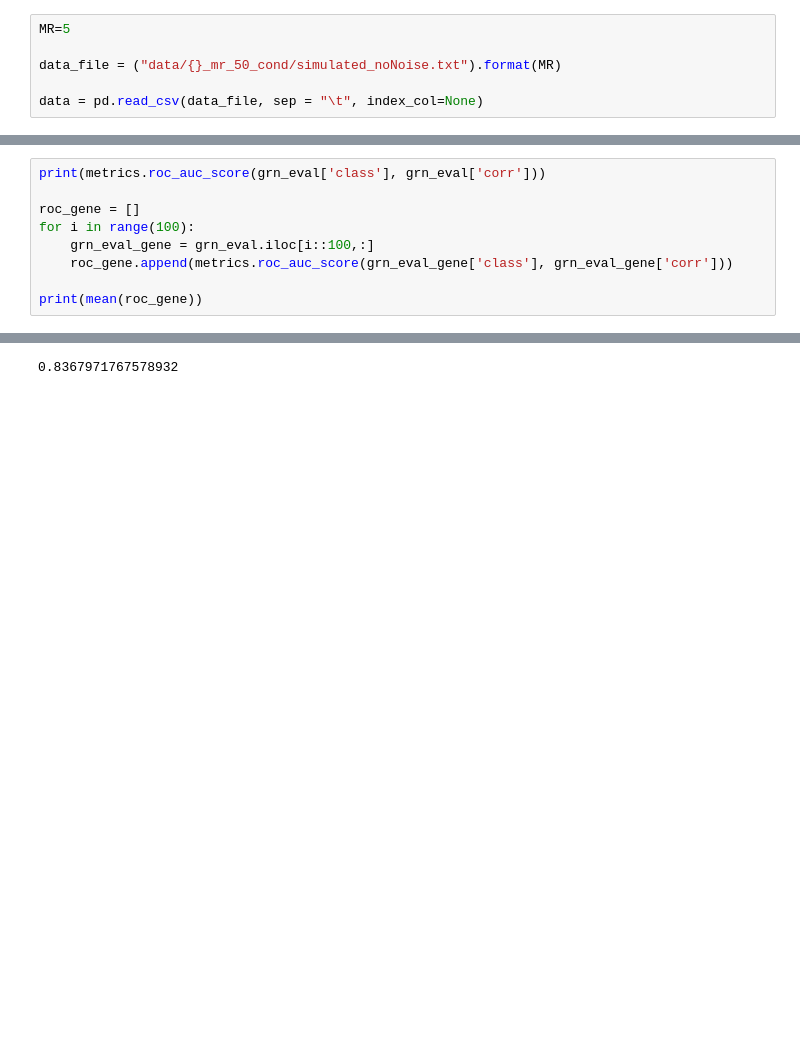
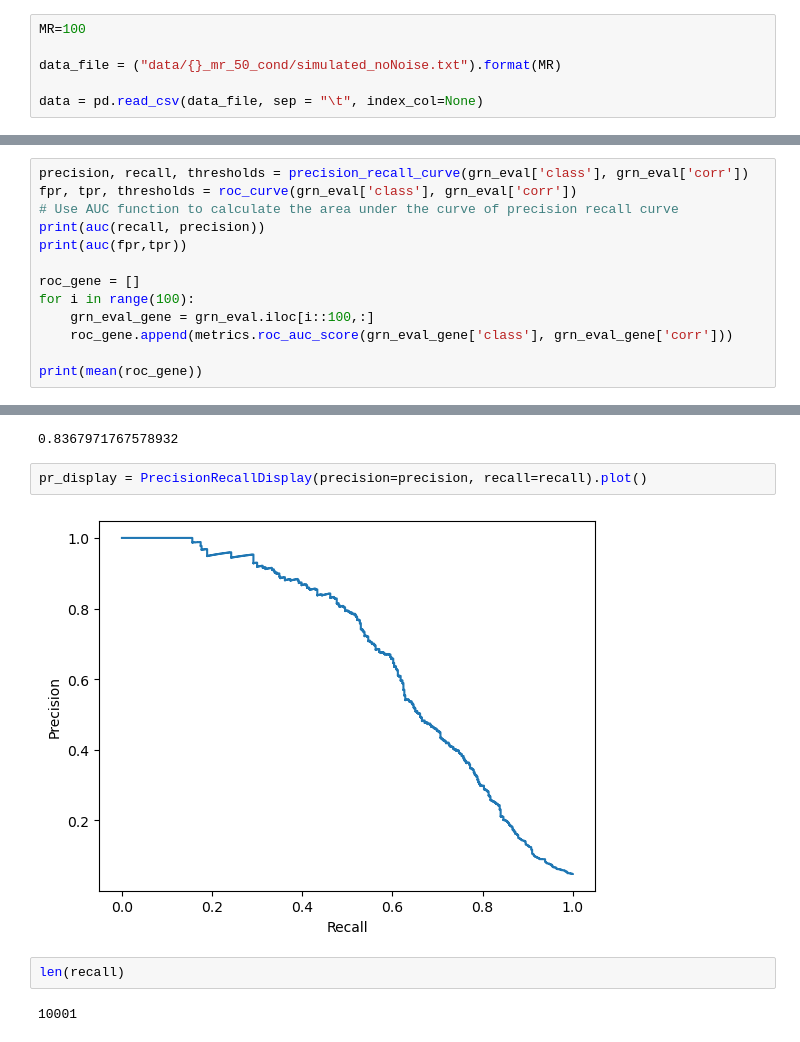
Before and after one commit to MehakBindra/treeGRN, a Jupyter notebook: baseline.ipynb, the cells around one changed output, grey strips where cells are left out. Cells and saved outputs as stored; diff of their text form; blank space fills up the shorter version.

Commit message:
plots

```diff
--- a/baseline.ipynb
+++ b/baseline.ipynb
@@ -9,5 +11,5 @@ from statistics import mean
 # %%
-MR=5
+MR=100
 
 data_file = ("data/{}_mr_50_cond/simulated_noNoise.txt").format(MR)
 
@@ -108,7 +110,11 @@ grn_eval['class'] = grn_eval['class'].fillna(int(0))
 
 grn_eval.to_csv("results/{}_mr_50_cond/grn_eval.csv".format(MR))
 # %%
-print(metrics.roc_auc_score(grn_eval['class'], grn_eval['corr']))
+precision, recall, thresholds = precision_recall_curve(grn_eval['class'], grn_eval['corr'])
+fpr, tpr, thresholds = roc_curve(grn_eval['class'], grn_eval['corr'])
+# Use AUC function to calculate the area under the curve of precision recall curve
+print(auc(recall, precision))
+print(auc(fpr,tpr))
 
 roc_gene = []
 for i in range(100):
@@ -129,3 +136,11 @@ roc_genie =[float(e.strip()) for e in lines]
 print(mean(roc_genie))
 # %% [output]
 0.8367971767578932
+# %%
+pr_display = PrecisionRecallDisplay(precision=precision, recall=recall).plot()
+# %% [output]
+[figure, added]
+# %%
+len(recall)
+# %% [output]
+10001
```
Also changed, not shown: parts of 2 cells of this notebook.
